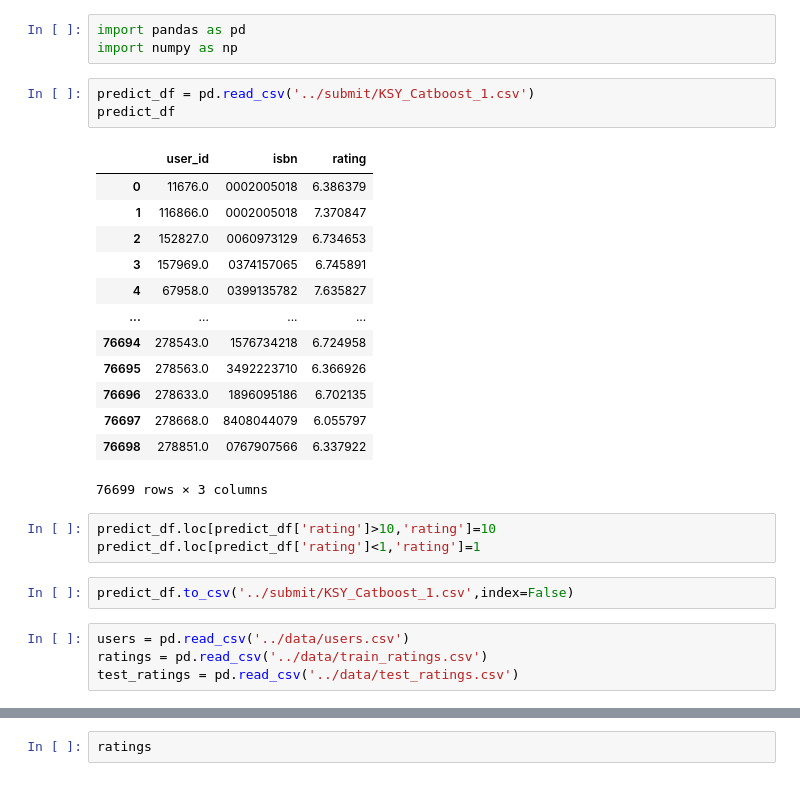
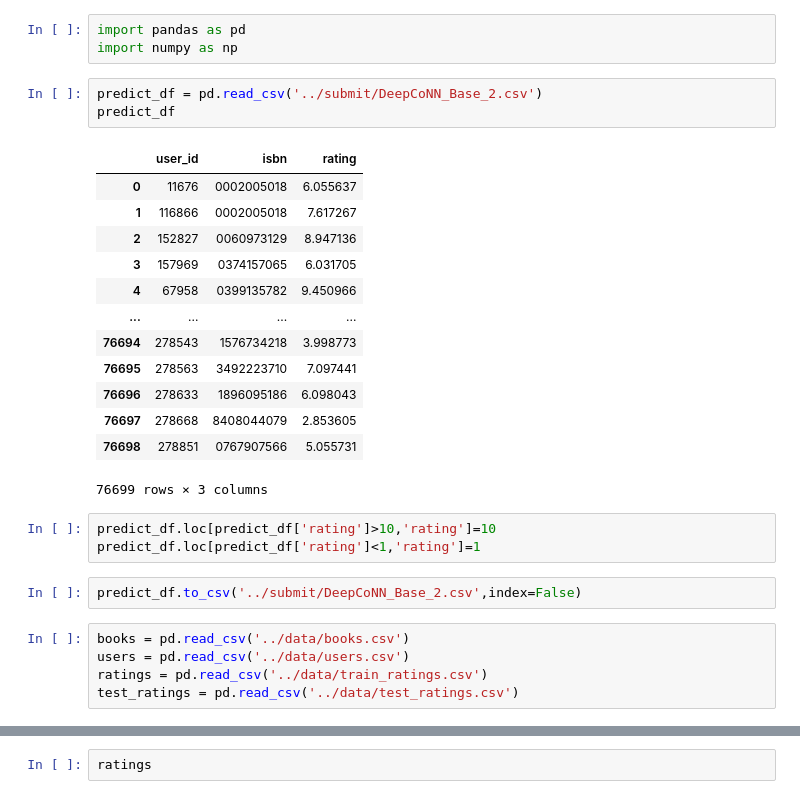
Before and after one commit to boostcampaitech4recsys2/level1_bookratingprediction_recsys-level1-recsys-06, a Jupyter notebook: EDA/BSS_Develop.ipynb, the cells around one changed output, grey strips where cells are left out. Saved outputs shown, nothing was run; the diff lists cells and outputs as text.

```diff
--- a/EDA/BSS_Develop.ipynb
+++ b/EDA/BSS_Develop.ipynb
@@ -2,28 +2,29 @@
 import pandas as pd
 import numpy as np
 # %%
-predict_df = pd.read_csv('../submit/KSY_Catboost_1.csv')
+predict_df = pd.read_csv('../submit/DeepCoNN_Base_2.csv')
 predict_df
 # %% [output]
 |  | user_id | isbn | rating |
-| 0 | 11676.0 | 0002005018 | 6.386379 |
-| 1 | 116866.0 | 0002005018 | 7.370847 |
-| 2 | 152827.0 | 0060973129 | 6.734653 |
-| 3 | 157969.0 | 0374157065 | 6.745891 |
-| 4 | 67958.0 | 0399135782 | 7.635827 |
+| 0 | 11676 | 0002005018 | 6.055637 |
+| 1 | 116866 | 0002005018 | 7.617267 |
+| 2 | 152827 | 0060973129 | 8.947136 |
+| 3 | 157969 | 0374157065 | 6.031705 |
+| 4 | 67958 | 0399135782 | 9.450966 |
 | ... | ... | ... | ... |
-| 76694 | 278543.0 | 1576734218 | 6.724958 |
-| 76695 | 278563.0 | 3492223710 | 6.366926 |
-| 76696 | 278633.0 | 1896095186 | 6.702135 |
-| 76697 | 278668.0 | 8408044079 | 6.055797 |
-| 76698 | 278851.0 | 0767907566 | 6.337922 |
+| 76694 | 278543 | 1576734218 | 3.998773 |
+| 76695 | 278563 | 3492223710 | 7.097441 |
+| 76696 | 278633 | 1896095186 | 6.098043 |
+| 76697 | 278668 | 8408044079 | 2.853605 |
+| 76698 | 278851 | 0767907566 | 5.055731 |
 76699 rows × 3 columns
 # %%
 predict_df.loc[predict_df['rating']>10,'rating']=10
 predict_df.loc[predict_df['rating']<1,'rating']=1
 # %%
-predict_df.to_csv('../submit/KSY_Catboost_1.csv',index=False)
+predict_df.to_csv('../submit/DeepCoNN_Base_2.csv',index=False)
 # %%
+books = pd.read_csv('../data/books.csv')
 users = pd.read_csv('../data/users.csv')
 ratings = pd.read_csv('../data/train_ratings.csv')
 test_ratings = pd.read_csv('../data/test_ratings.csv')
```
Also changed, not shown: parts of 27 cells of this notebook, 5 other files.
